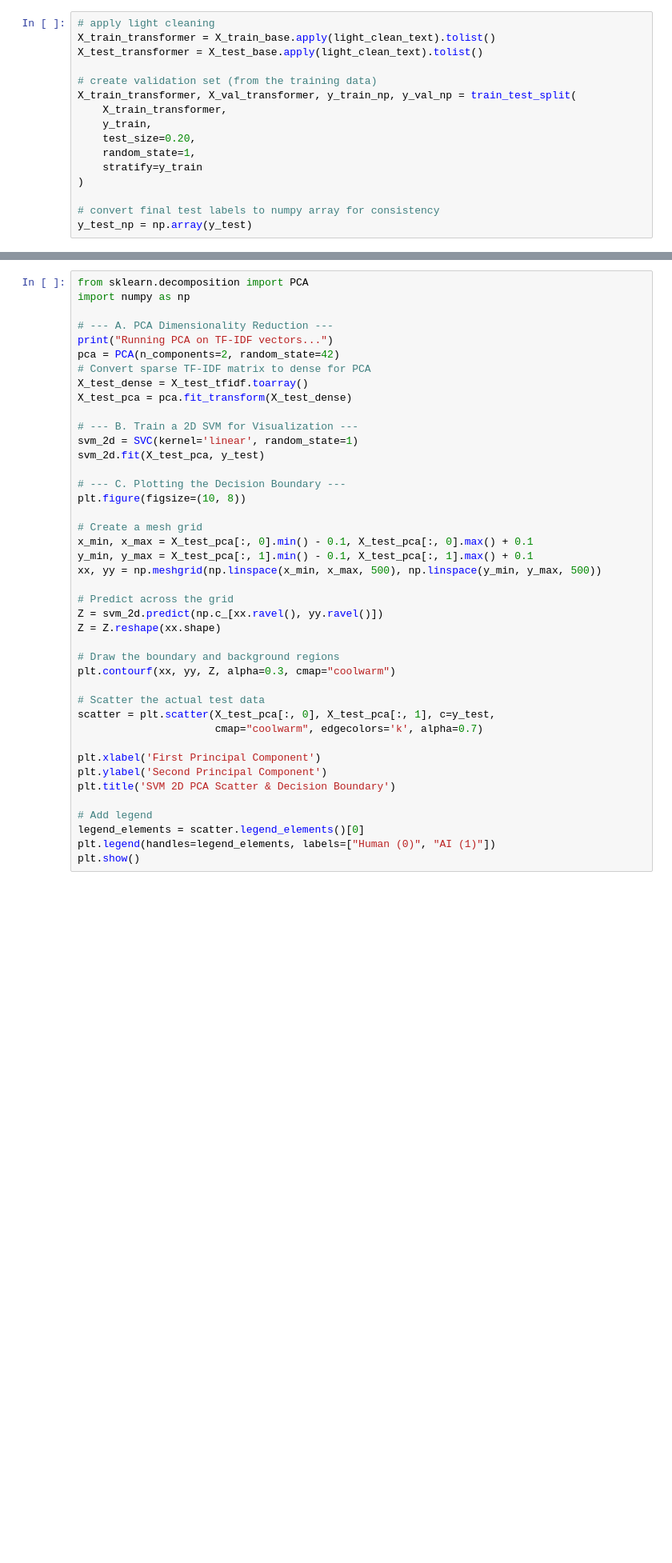
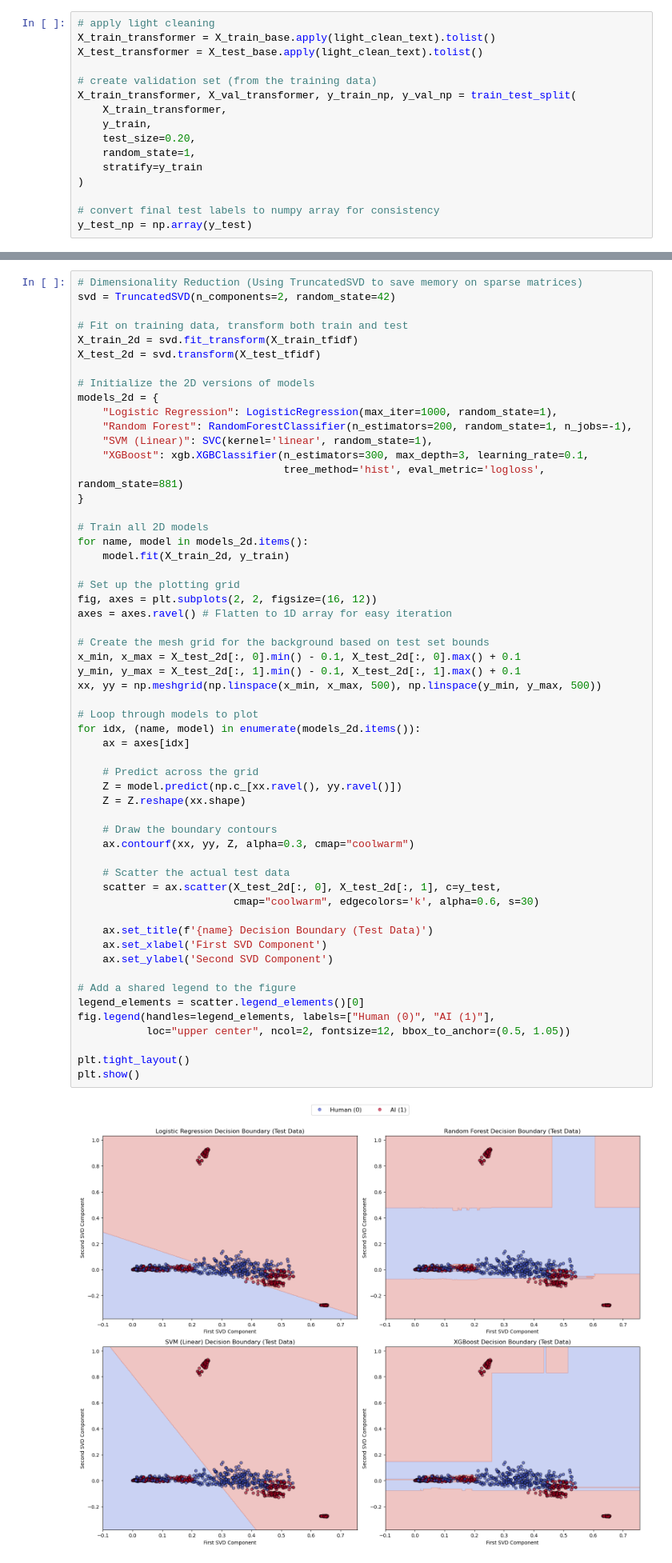
Before and after one commit to Husainz06/CSE881_AI_Detector, a Jupyter notebook: classification_models.ipynb, the cells around one changed output, grey strips where cells are left out. Shown at 80% size. Cells and saved outputs as stored; diff of their text form; blank space fills up the shorter version.

```diff
--- a/classification_models.ipynb
+++ b/classification_models.ipynb
@@ -732,42 +658,58 @@ plt.show()
 # %%
-from sklearn.decomposition import PCA
-import numpy as np
+# Dimensionality Reduction (Using TruncatedSVD to save memory on sparse matrices)
+svd = TruncatedSVD(n_components=2, random_state=42)
 
-# --- A. PCA Dimensionality Reduction ---
-print("Running PCA on TF-IDF vectors...")
-pca = PCA(n_components=2, random_state=42)
-# Convert sparse TF-IDF matrix to dense for PCA
-X_test_dense = X_test_tfidf.toarray()
-X_test_pca = pca.fit_transform(X_test_dense)
+# Fit on training data, transform both train and test
+X_train_2d = svd.fit_transform(X_train_tfidf)
+X_test_2d = svd.transform(X_test_tfidf)
 
-# --- B. Train a 2D SVM for Visualization ---
-svm_2d = SVC(kernel='linear', random_state=1)
-svm_2d.fit(X_test_pca, y_test)
+# Initialize the 2D versions of models
+models_2d = {
+    "Logistic Regression": LogisticRegression(max_iter=1000, random_state=1),
+    "Random Forest": RandomForestClassifier(n_estimators=200, random_state=1, n_jobs=-1),
+    "SVM (Linear)": SVC(kernel='linear', random_state=1),
+    "XGBoost": xgb.XGBClassifier(n_estimators=300, max_depth=3, learning_rate=0.1,
+                                 tree_method='hist', eval_metric='logloss', random_state=881)
+}
 
-# --- C. Plotting the Decision Boundary ---
-plt.figure(figsize=(10, 8))
+# Train all 2D models
+for name, model in models_2d.items():
+    model.fit(X_train_2d, y_train)
 
-# Create a mesh grid
-x_min, x_max = X_test_pca[:, 0].min() - 0.1, X_test_pca[:, 0].max() + 0.1
-y_min, y_max = X_test_pca[:, 1].min() - 0.1, X_test_pca[:, 1].max() + 0.1
+# Set up the plotting grid
+fig, axes = plt.subplots(2, 2, figsize=(16, 12))
+axes = axes.ravel() # Flatten to 1D array for easy iteration
+
+# Create the mesh grid for the background based on test set bounds
+x_min, x_max = X_test_2d[:, 0].min() - 0.1, X_test_2d[:, 0].max() + 0.1
+y_min, y_max = X_test_2d[:, 1].min() - 0.1, X_test_2d[:, 1].max() + 0.1
 xx, yy = np.meshgrid(np.linspace(x_min, x_max, 500), np.linspace(y_min, y_max, 500))
 
-# Predict across the grid
-Z = svm_2d.predict(np.c_[xx.ravel(), yy.ravel()])
-Z = Z.reshape(xx.shape)
+# Loop through models to plot
+for idx, (name, model) in enumerate(models_2d.items()):
+    ax = axes[idx]
 
-# Draw the boundary and background regions
-plt.contourf(xx, yy, Z, alpha=0.3, cmap="coolwarm")
+    # Predict across the grid
+    Z = model.predict(np.c_[xx.ravel(), yy.ravel()])
+    Z = Z.reshape(xx.shape)
 
-# Scatter the actual test data
-scatter = plt.scatter(X_test_pca[:, 0], X_test_pca[:, 1], c=y_test,
-                      cmap="coolwarm", edgecolors='k', alpha=0.7)
+    # Draw the boundary contours
+    ax.contourf(xx, yy, Z, alpha=0.3, cmap="coolwarm")
 
-plt.xlabel('First Principal Component')
-plt.ylabel('Second Principal Component')
-plt.title('SVM 2D PCA Scatter & Decision Boundary')
+    # Scatter the actual test data
+    scatter = ax.scatter(X_test_2d[:, 0], X_test_2d[:, 1], c=y_test,
+                         cmap="coolwarm", edgecolors='k', alpha=0.6, s=30)
 
-# Add legend
+    ax.set_title(f'{name} Decision Boundary (Test Data)')
+    ax.set_xlabel('First SVD Component')
+    ax.set_ylabel('Second SVD Component')
+
+# Add a shared legend to the figure
 legend_elements = scatter.legend_elements()[0]
-plt.legend(handles=legend_elements, labels=["Human (0)", "AI (1)"])
+fig.legend(handles=legend_elements, labels=["Human (0)", "AI (1)"],
+           loc="upper center", ncol=2, fontsize=12, bbox_to_anchor=(0.5, 1.05))
+
+plt.tight_layout()
 plt.show()
+# %% [output]
+[figure, added]
```
Also changed, not shown: parts of 54 cells of this notebook, 29 other files.
